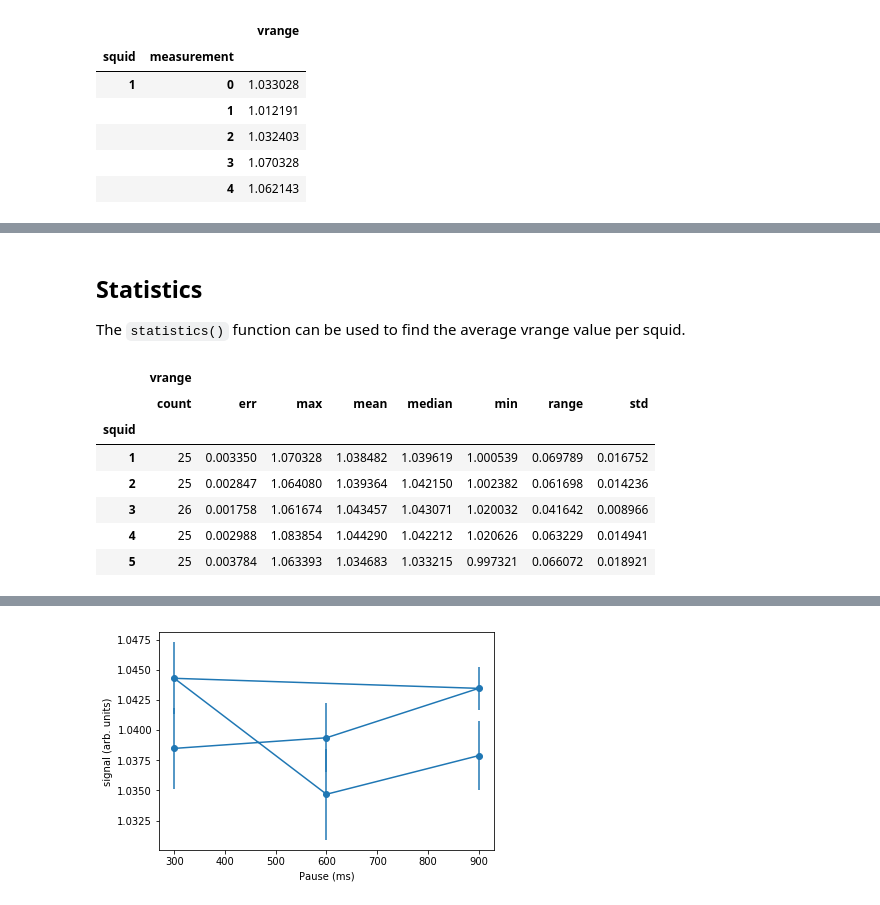
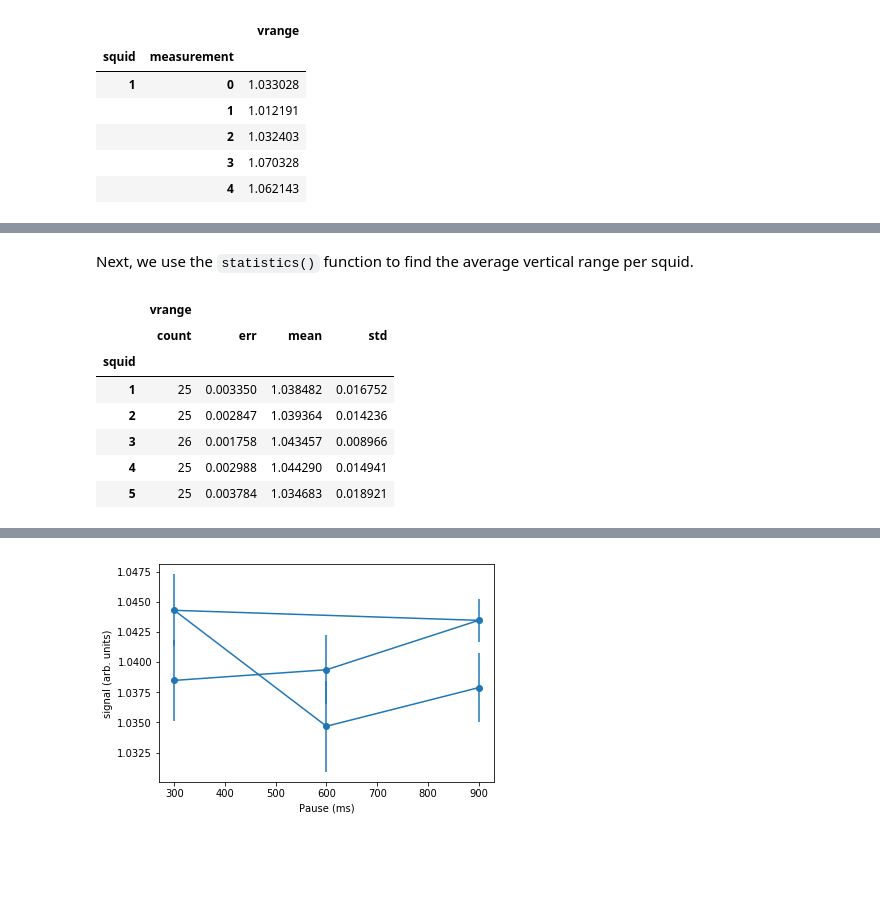
Before and after one commit to ad3ller/e11_analysis, a Jupyter notebook: notebooks/4)_Statistics.ipynb, the cells around one changed output, grey strips where cells are left out. Drawn from its saved outputs; the diff is of its cells as text; code cells hidden in the pictures; blank space fills up the shorter version.

```diff
--- a/notebooks/4)_Statistics.ipynb
+++ b/notebooks/4)_Statistics.ipynb
@@ -70,16 +45,14 @@ rng.describe()
 # %% [markdown]
-##  Statistics
-
-The `statistics()` function can be used to find the average vrange value per squid.
+Next, we use the `statistics()` function to find the average vertical range per squid.
 # %%
-av = statistics(rng, mode='full')
+av = statistics(rng)
 av.head()
 # %% [output]
-|  | vrange |  |  |  |  |  |  |  |
-|  | count | err | max | mean | median | min | range | std |
-| squid |  |  |  |  |  |  |  |  |
-| 1 | 25 | 0.003350 | 1.070328 | 1.038482 | 1.039619 | 1.000539 | 0.069789 | 0.016752 |
-| 2 | 25 | 0.002847 | 1.064080 | 1.039364 | 1.042150 | 1.002382 | 0.061698 | 0.014236 |
-| 3 | 26 | 0.001758 | 1.061674 | 1.043457 | 1.043071 | 1.020032 | 0.041642 | 0.008966 |
-| 4 | 25 | 0.002988 | 1.083854 | 1.044290 | 1.042212 | 1.020626 | 0.063229 | 0.014941 |
-| 5 | 25 | 0.003784 | 1.063393 | 1.034683 | 1.033215 | 0.997321 | 0.066072 | 0.018921 |
+|  | vrange |  |  |  |
+|  | count | err | mean | std |
+| squid |  |  |  |  |
+| 1 | 25 | 0.003350 | 1.038482 | 0.016752 |
+| 2 | 25 | 0.002847 | 1.039364 | 0.014236 |
+| 3 | 26 | 0.001758 | 1.043457 | 0.008966 |
+| 4 | 25 | 0.002988 | 1.044290 | 0.014941 |
+| 5 | 25 | 0.003784 | 1.034683 | 0.018921 |
```
Also changed, not shown: parts of 19 cells of this notebook, 6 other files.
